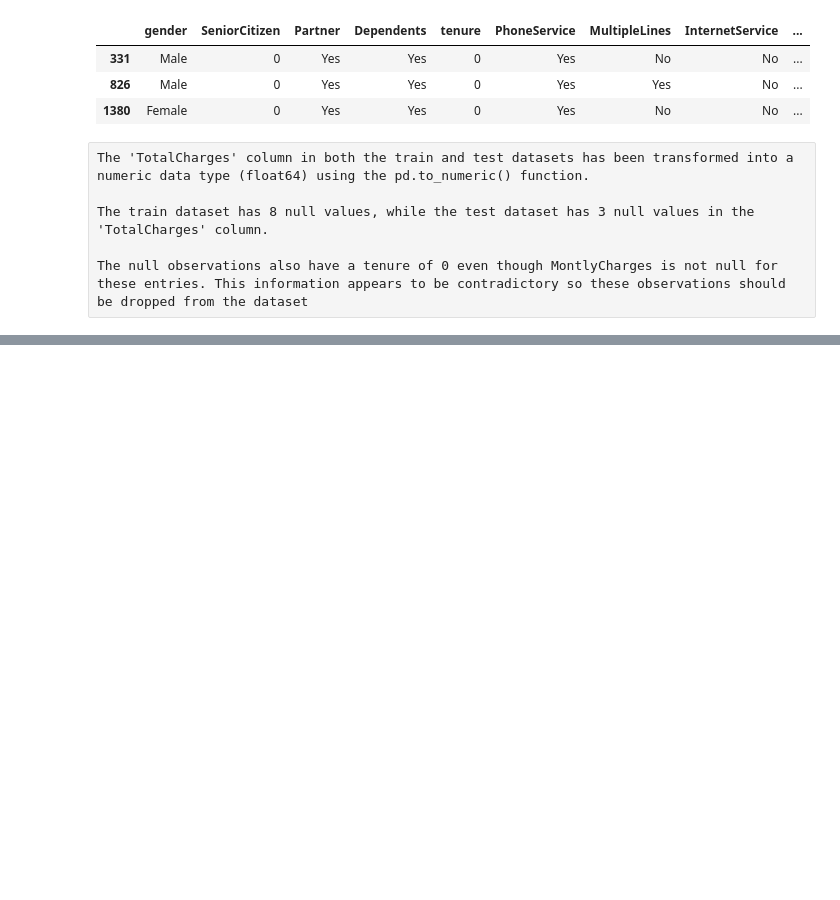
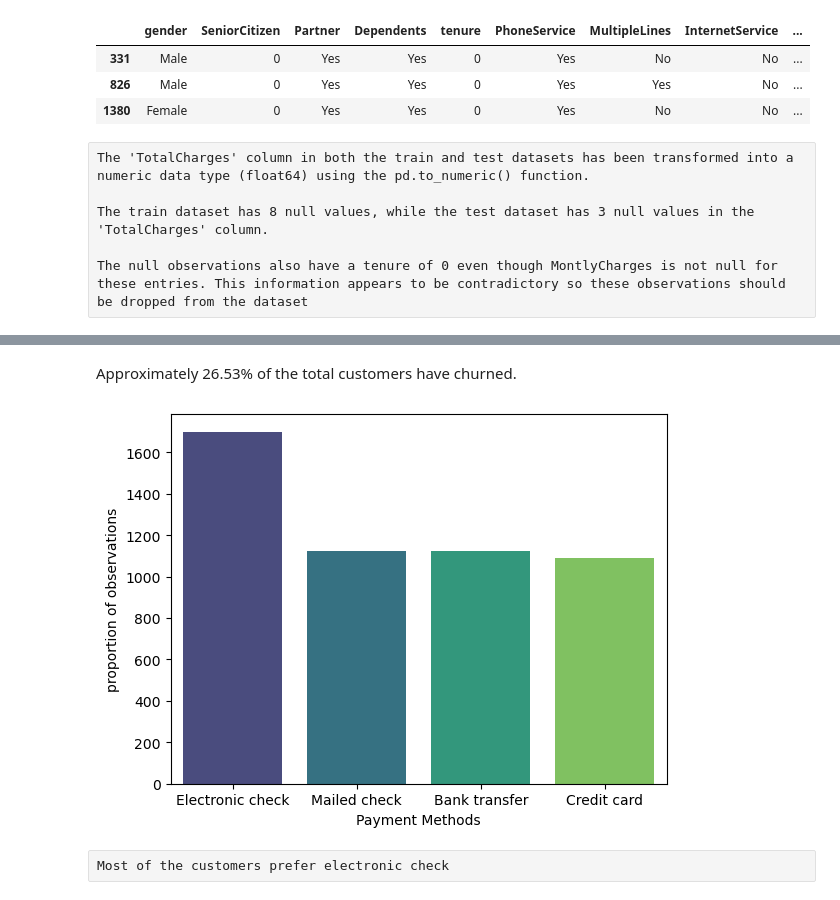
Before and after one commit to rasmodev/Customer-Churn-Prediction-Machine-Learning-Classification-Project, a Jupyter notebook: Classification_Telco_customer_churn.ipynb, the cells around one changed output, grey strips where cells are left out. Cells and saved outputs as stored; diff of their text form; code cells hidden in the pictures; blank space fills up the shorter version.

```diff
--- a/Classification_Telco_customer_churn.ipynb
+++ b/Classification_Telco_customer_churn.ipynb
@@ -630,0 +662,11 @@ test_df = test_df.dropna(subset=['TotalCharges'])
+# %% [markdown]
+Approximately 26.53% of the total customers have churned.
+# %%
+sns.countplot(x='PaymentMethod',  data=train_df, palette='viridis')
+plt.xlabel('Payment Methods')
+plt.ylabel('proportion of observations')
+plt.show()
+# %% [output]
+[figure, added]
+# %% [raw]
+Most of the customers prefer electronic check
```
Also changed, not shown: parts of 31 cells of this notebook.
